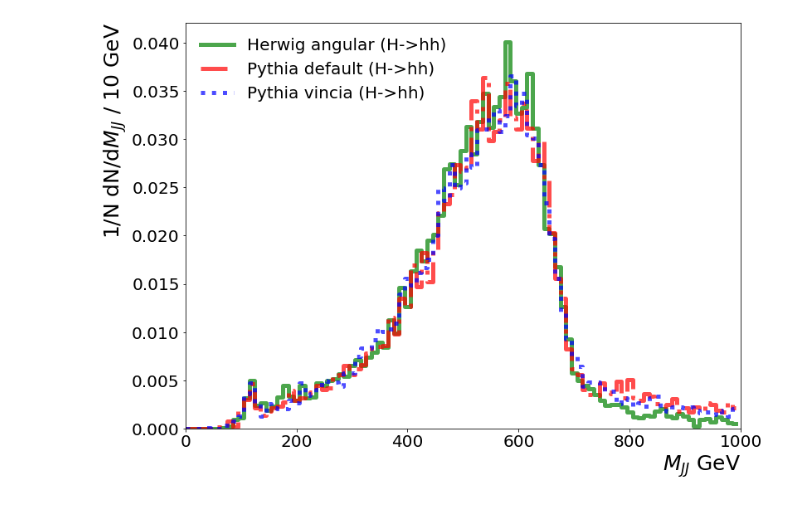
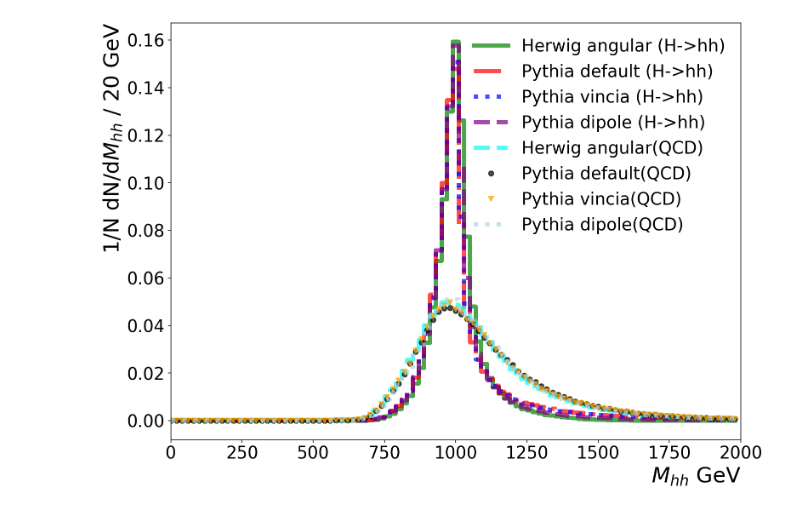
Before and after one commit to alan200276/UniversalityDNN_DiHiggs, a Jupyter notebook: Notebook/High_Level_Features.ipynb, the cells around one changed output. Cells and saved outputs as stored; diff of their text form; code cells hidden in the pictures.

```diff
--- a/Notebook/High_Level_Features.ipynb
+++ b/Notebook/High_Level_Features.ipynb
@@ -67,33 +308,48 @@ def HIST(process, length, title, colors, linestyle,xpo=1,ypo=1):
     plt.legend(loc="best",ncol=1,fontsize=20, edgecolor = "w",fancybox=False, framealpha=0)
 
 
-title = ["Herwig angular (H->hh)","Pythia default (H->hh)","Pythia vincia (H->hh)",#"Pythia dipole (H->hh)",
-         "Herwig angular(QCD)", "Pythia default(QCD)", "Pythia vincia(QCD)" #, "Pythia dipole(QCD)"
+title = ["Herwig angular (H->hh)","Pythia default (H->hh)","Pythia vincia (H->hh)","Pythia dipole (H->hh)",
+         "Herwig angular(QCD)", "Pythia default(QCD)", "Pythia vincia(QCD)" , "Pythia dipole(QCD)"
         ]
-colors = ["green","red","blue",#"purple",
-          "cyan","black","Orange"#,"lightblue"
+colors = ["green","red","blue","purple",
+          "cyan","black","Orange","lightblue"
          ]
 
 
-linestyle = ["-","-.",":",#"--",
-             "--","o","v"#,":"
+linestyle = ["-","-.",":","--",
+             "--","o","v",":"
             ]
+
+# title = [
+#           "Pythia default (H->hh)",
+#           "Pythia default(QCD)"
+#         ]
+# colors = [
+#           "green",
+#           "red"
+#          ]
+
+
+# linestyle = [
+#              "-","-."
+#             ]
 # %%
-Mjj= TotalSamples.H_only("MJJ")
+Mjj= TotalSamples.H_QCD("MJJ_0")
 
 fig, ax = plt.subplots(1,1, figsize=(12,9))
-for i, process in enumerate(Mjj):
-    length = np.linspace(0,1000,101)
-    HIST(process, length, title,colors[i],linestyle[i])
+for i, element in enumerate(Mjj):
+    length = np.linspace(0,2000,101)
+    HIST(element, length, title,colors[i],linestyle[i])
     ax.tick_params(axis='x', labelsize=20)
     ax.tick_params(axis='y', labelsize=20)
-    plt.xlim((0,1000))
-    plt.xlabel("$M_{JJ}$ GeV", fontsize=25,horizontalalignment='right',x=1)
+    plt.xlim((0,2000))
+    plt.xlabel("$M_{hh}$ GeV", fontsize=25,horizontalalignment='right',x=1)
 
 
-plt.ylim((0.))
-plt.ylabel("1/N dN/d$M_{JJ}$ / 10 GeV", fontsize=25, horizontalalignment='right',y=1)
-# plt.savefig("./Plots/m_ww_parton.png", transparent=True, bbox_inches='tight')  #save figure as png
+# plt.ylim((0.))
+# plt.yscale("log")
+plt.ylabel("1/N dN/d$M_{hh}$ / 20 GeV", fontsize=25, horizontalalignment='right',y=1)
+# plt.savefig("../Figures/m_hh_ihtmin_850.pdf", transparent=True, bbox_inches='tight')  #save figure as png
 plt.show()
 # %% [output]
-[figure, old version]
+[figure, new version]
```
Also changed, not shown: parts of 10 cells of this notebook.
